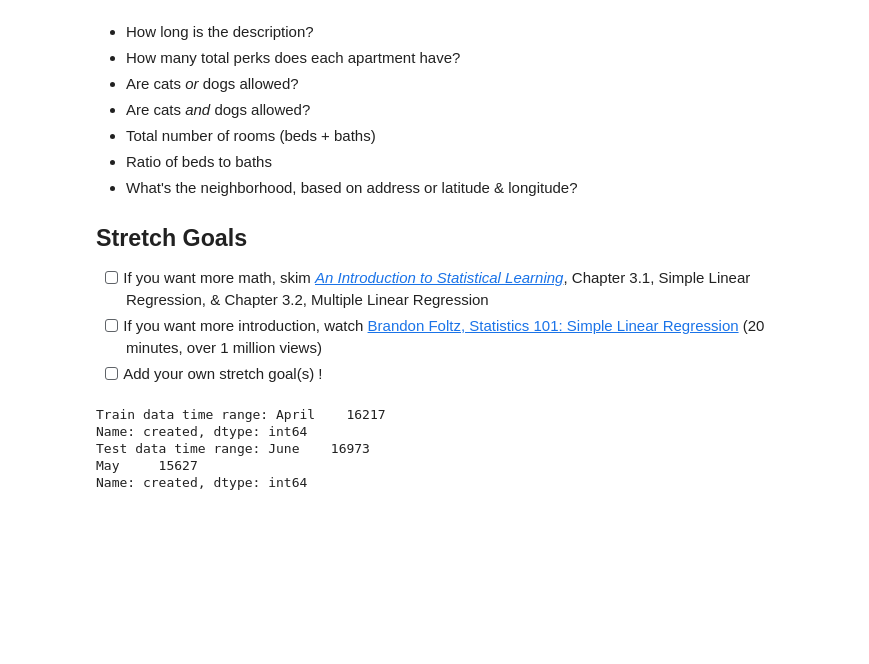
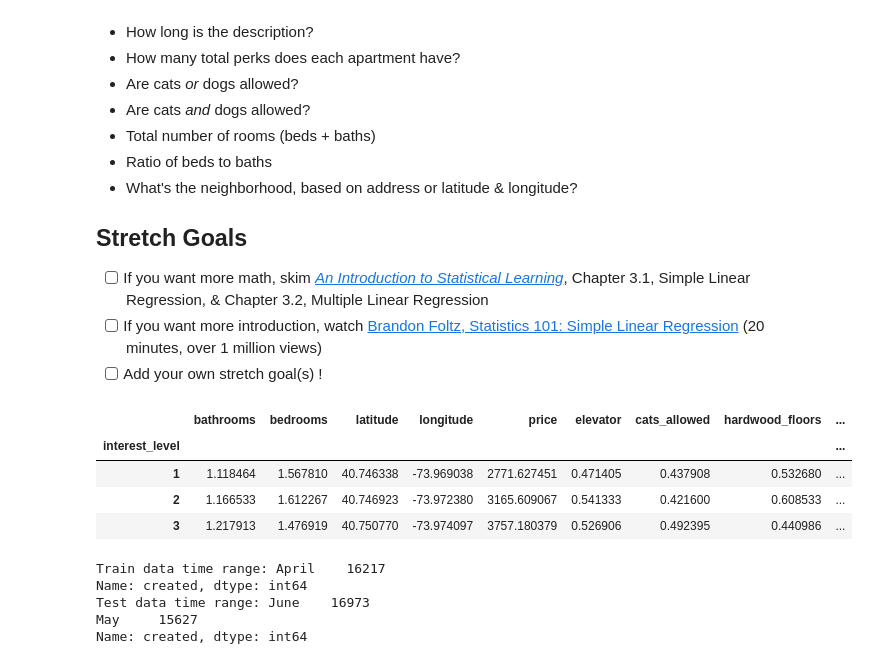
Before and after one commit to andrew-ryabchenko/DS-Unit-2-Linear-Models, a Jupyter notebook: module2-regression-2/LS_DS_212_assignment.ipynb, the cells around one changed output. Cells and saved outputs as stored; diff of their text form; code cells hidden in the pictures; blank space fills up the shorter version.

```diff
--- a/module2-regression-2/LS_DS_212_assignment.ipynb
+++ b/module2-regression-2/LS_DS_212_assignment.ipynb
@@ -86,6 +88,14 @@ mask = df.index <= pd.to_datetime('May 2016')
 # Splitting the data
 train_data = df[mask]
 test_data = df[~mask]
+# %%
+train_data.groupby(['interest_level']).mean()
+# %% [output]
+|  | bathrooms | bedrooms | latitude | longitude | price | elevator | cats_allowed | hardwood_floors | ... |
+| interest_level |  |  |  |  |  |  |  |  | ... |
+| 1 | 1.118464 | 1.567810 | 40.746338 | -73.969038 | 2771.627451 | 0.471405 | 0.437908 | 0.532680 | ... |
+| 2 | 1.166533 | 1.612267 | 40.746923 | -73.972380 | 3165.609067 | 0.541333 | 0.421600 | 0.608533 | ... |
+| 3 | 1.217913 | 1.476919 | 40.750770 | -73.974097 | 3757.180379 | 0.526906 | 0.492395 | 0.440986 | ... |
 # %%
 # Verify if the split was correct
 
```
Also changed, not shown: parts of 6 cells of this notebook.
